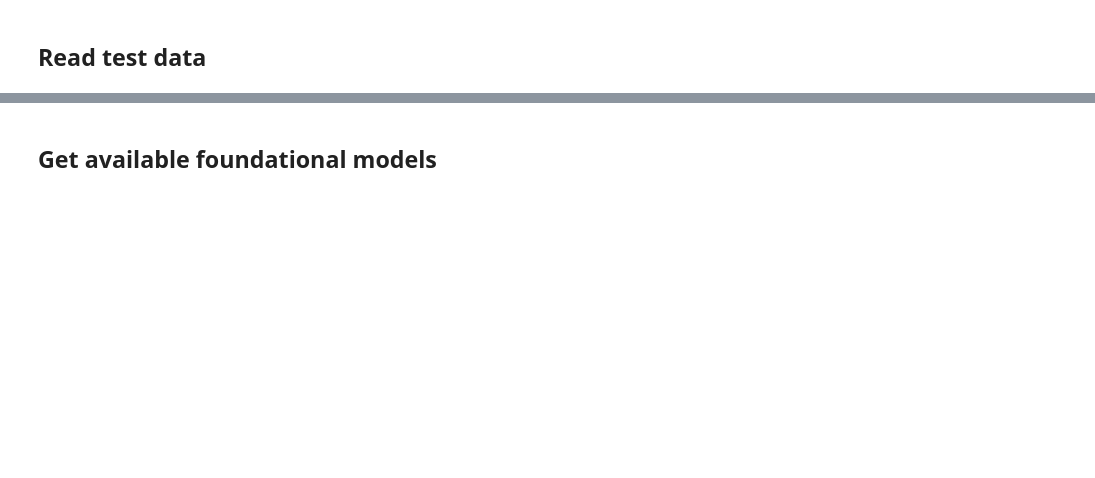
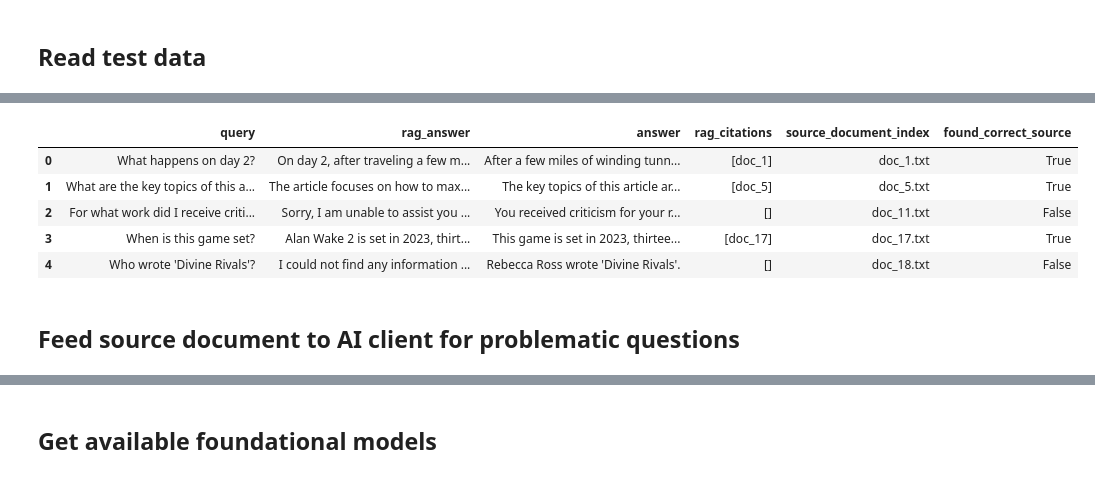
Before and after one commit to NumanticSolutions/rag_search, a Jupyter notebook: aws_bedrock/S30_search_bedrock_knowledgebase.ipynb, the cells around one changed output, grey strips where cells are left out. Saved outputs shown, nothing was run; the diff lists cells and outputs as text; code cells hidden in the pictures; blank space fills up the shorter version.

```diff
--- a/aws_bedrock/S30_search_bedrock_knowledgebase.ipynb
+++ b/aws_bedrock/S30_search_bedrock_knowledgebase.ipynb
@@ -374,0 +119,54 @@ sp_q_answer_map = {k:v for k, v in zip(df_spqs["question"],
+# %%
+# Run through each single passage question
+result_rows = []
+for idx in no_ans_idx:
+
+    # Create a query object
+    test_querier = bkbq.BedrockKBRetriever(aws_profile=aws_profile,
+                                           aws_region=aws_region,
+                                           kb_id=kb_id,
+                                           s3_bucket=s3_bucket,
+                                           s3_path=s3_path)
+
+    # Create a query
+    query = df_spqs.loc[idx, "question"]
+
+    # Create metadata filter
+    metadata_filters = {"document_index": "doc_{}".format(df_spqs.loc[idx, "document_index"])}
+
+    test_querier.retrieve_and_generate_results(query=query,
+                                               metadata_filters=metadata_filters)
+
+    # Check if correct source found
+    if len(test_querier.df_rag_res.loc[0, "rag_citations"]) > 0 and \
+            "doc_{}".format(df_spqs.loc[idx, "document_index"]) in \
+                test_querier.df_rag_res.loc[0, "rag_citations"]:
+        found_correct_source = True
+    else:
+        found_correct_source = False
+
+    sum_dict = dict(query=query,
+                    rag_answer=test_querier.df_rag_res.loc[0, "rag_answer"],
+                    answer=df_spqs.loc[idx, "answer"],
+                    rag_citations=test_querier.df_rag_res.loc[0, "rag_citations"],
+                    source_document_index="doc_{}.txt".format(df_spqs.loc[idx, "document_index"]),
+                    found_correct_source=found_correct_source
+                    )
+
+    result_rows.append(sum_dict)
+
+    time.sleep(5)
+
+# Put results into a dataframe
+df_results_f = pd.DataFrame(data=result_rows)
+# %%
+df_results_f
+# %% [output]
+|  | query | rag_answer | answer | rag_citations | source_document_index | found_correct_source |
+| 0 | What happens on day 2? | On day 2, after traveling a few m... | After a few miles of winding tunn... | [doc_1] | doc_1.txt | True |
+| 1 | What are the key topics of this a... | The article focuses on how to max... | The key topics of this article ar... | [doc_5] | doc_5.txt | True |
+| 2 | For what work did I receive criti... | Sorry, I am unable to assist you ... | You received criticism for your r... | [] | doc_11.txt | False |
+| 3 | When is this game set? | Alan Wake 2 is set in 2023, thirt... | This game is set in 2023, thirtee... | [doc_17] | doc_17.txt | True |
+| 4 | Who wrote 'Divine Rivals'? | I could not find any information ... | Rebecca Ross wrote 'Divine Rivals'. | [] | doc_18.txt | False |
+# %% [markdown]
+## Feed source document to AI client for problematic questions
```
Also changed, not shown: parts of 36 cells of this notebook, 13 other files.
